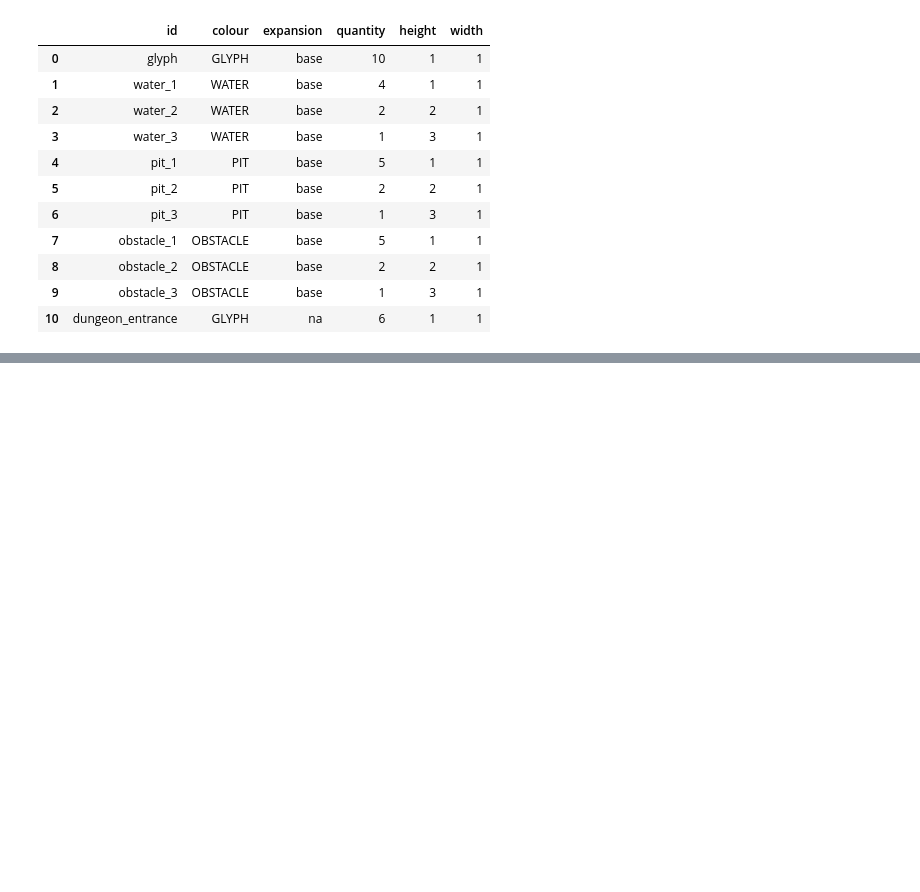
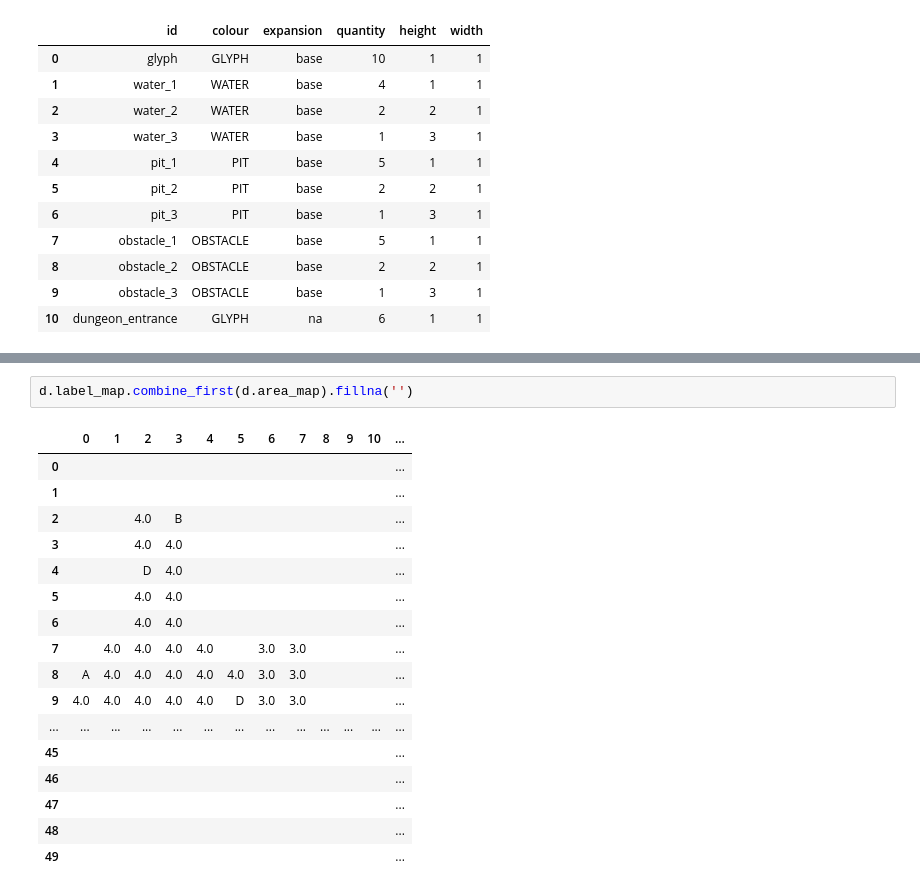
Before and after one commit to KevinCarr42/Descent_AI, a Jupyter notebook: game_testing.ipynb, the cells around one changed output, grey strips where cells are left out. Cells and saved outputs as stored; diff of their text form; blank space fills up the shorter version.

```diff
--- a/game_testing.ipynb
+++ b/game_testing.ipynb
@@ -89,0 +84,20 @@ complete!
+# %%
+d.label_map.combine_first(d.area_map).fillna('')
+# %% [output]
+|  | 0 | 1 | 2 | 3 | 4 | 5 | 6 | 7 | 8 | 9 | 10 | ... |
+| 0 |  |  |  |  |  |  |  |  |  |  |  | ... |
+| 1 |  |  |  |  |  |  |  |  |  |  |  | ... |
+| 2 |  |  | 4.0 | B |  |  |  |  |  |  |  | ... |
+| 3 |  |  | 4.0 | 4.0 |  |  |  |  |  |  |  | ... |
+| 4 |  |  | D | 4.0 |  |  |  |  |  |  |  | ... |
+| 5 |  |  | 4.0 | 4.0 |  |  |  |  |  |  |  | ... |
+| 6 |  |  | 4.0 | 4.0 |  |  |  |  |  |  |  | ... |
+| 7 |  | 4.0 | 4.0 | 4.0 | 4.0 |  | 3.0 | 3.0 |  |  |  | ... |
+| 8 | A | 4.0 | 4.0 | 4.0 | 4.0 | 4.0 | 3.0 | 3.0 |  |  |  | ... |
+| 9 | 4.0 | 4.0 | 4.0 | 4.0 | 4.0 | D | 3.0 | 3.0 |  |  |  | ... |
+| ... | ... | ... | ... | ... | ... | ... | ... | ... | ... | ... | ... | ... |
+| 45 |  |  |  |  |  |  |  |  |  |  |  | ... |
+| 46 |  |  |  |  |  |  |  |  |  |  |  | ... |
+| 47 |  |  |  |  |  |  |  |  |  |  |  | ... |
+| 48 |  |  |  |  |  |  |  |  |  |  |  | ... |
+| 49 |  |  |  |  |  |  |  |  |  |  |  | ... |
```
Also changed, not shown: parts of 5 cells of this notebook, 2 other files.
